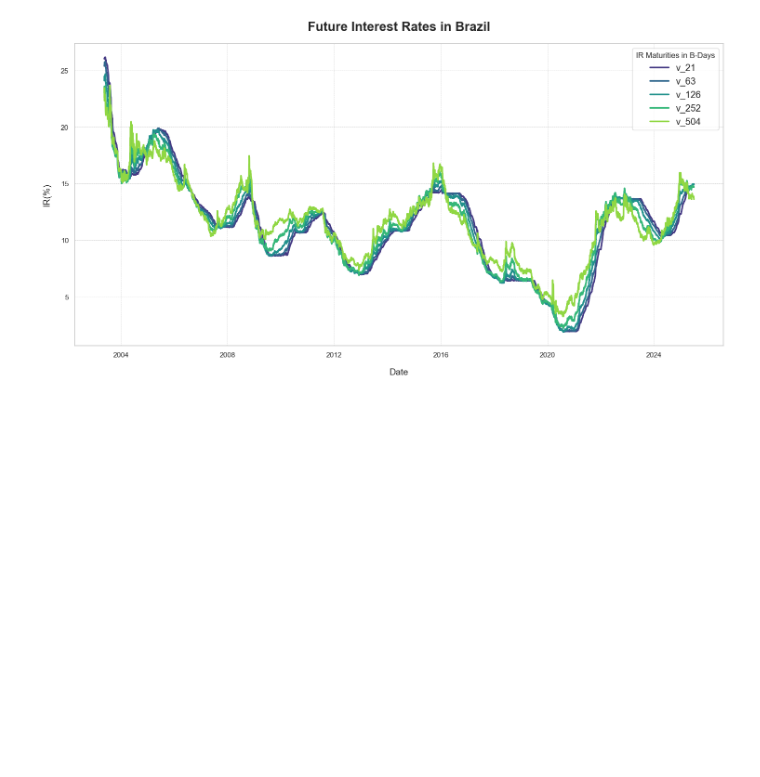
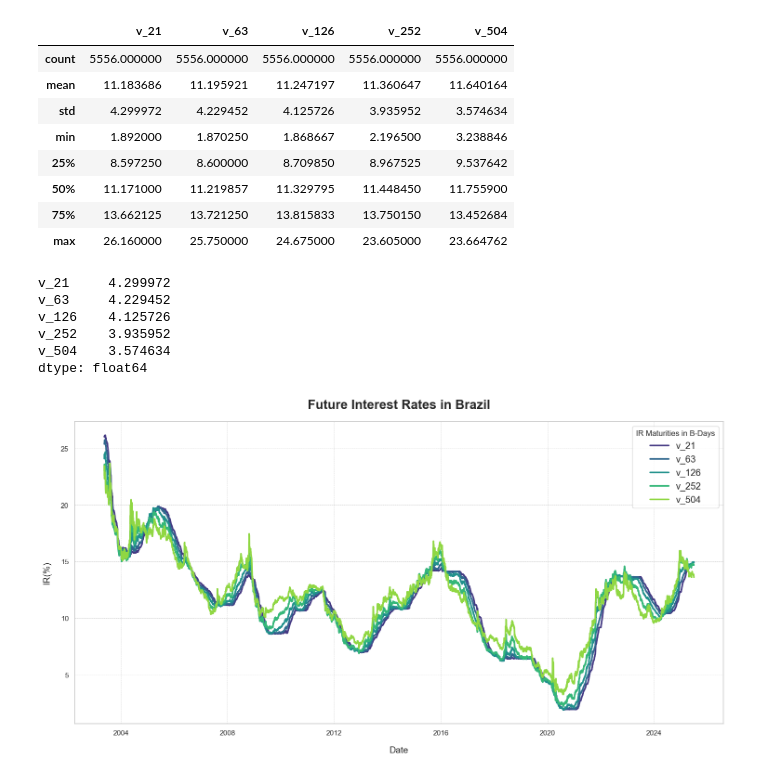
Before and after one commit to mattbreitenbach/br-central-bank-sentiment, a Jupyter notebook: 8_futures_interest_rates_eda.ipynb, the cells around one changed output. Drawn from its saved outputs; the diff is of its cells as text; code cells hidden in the pictures; blank space fills up the shorter version.

```diff
--- a/8_futures_interest_rates_eda.ipynb
+++ b/8_futures_interest_rates_eda.ipynb
@@ -7,6 +7,27 @@ import numpy as np
 futures_ir = pd.read_excel("./data/future_interest_rates/future_interest_rates.xlsx", index_col="Date")
 futures_ir.index = pd.to_datetime(futures_ir.index)
 futures_ir.sort_index(inplace=True)
+# %%
+futures_ir.describe()
+# %% [output]
+|  | v_21 | v_63 | v_126 | v_252 | v_504 |
+| count | 5556.000000 | 5556.000000 | 5556.000000 | 5556.000000 | 5556.000000 |
+| mean | 11.183686 | 11.195921 | 11.247197 | 11.360647 | 11.640164 |
+| std | 4.299972 | 4.229452 | 4.125726 | 3.935952 | 3.574634 |
+| min | 1.892000 | 1.870250 | 1.868667 | 2.196500 | 3.238846 |
+| 25% | 8.597250 | 8.600000 | 8.709850 | 8.967525 | 9.537642 |
+| 50% | 11.171000 | 11.219857 | 11.329795 | 11.448450 | 11.755900 |
+| 75% | 13.662125 | 13.721250 | 13.815833 | 13.750150 | 13.452684 |
+| max | 26.160000 | 25.750000 | 24.675000 | 23.605000 | 23.664762 |
+# %%
+futures_ir.std()
+# %% [output]
+v_21     4.299972
+v_63     4.229452
+v_126    4.125726
+v_252    3.935952
+v_504    3.574634
+dtype: float64
 # %%
 sns.set_theme(style="whitegrid")
 
```
Also changed, not shown: parts of 1 cell of this notebook, 1 other file.
